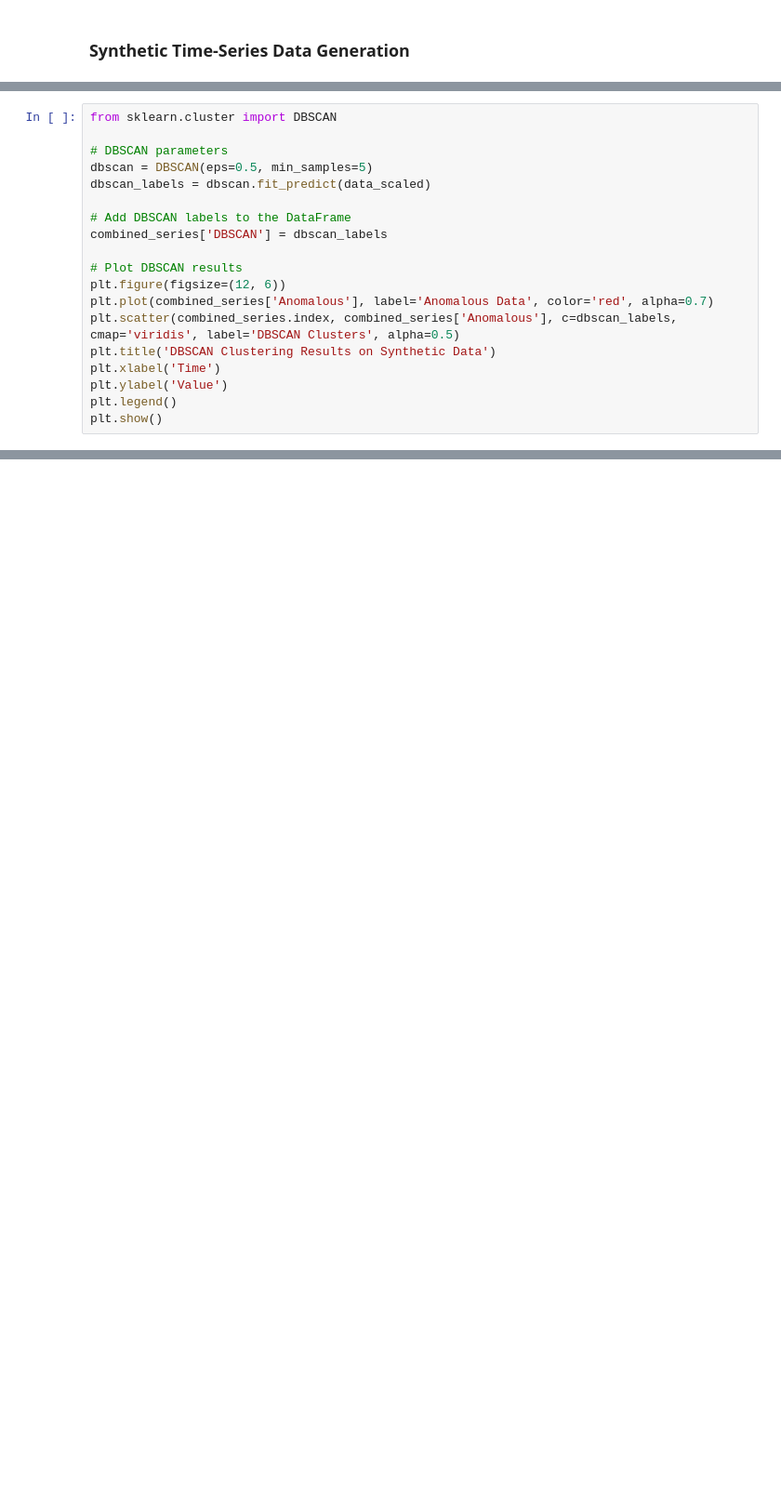
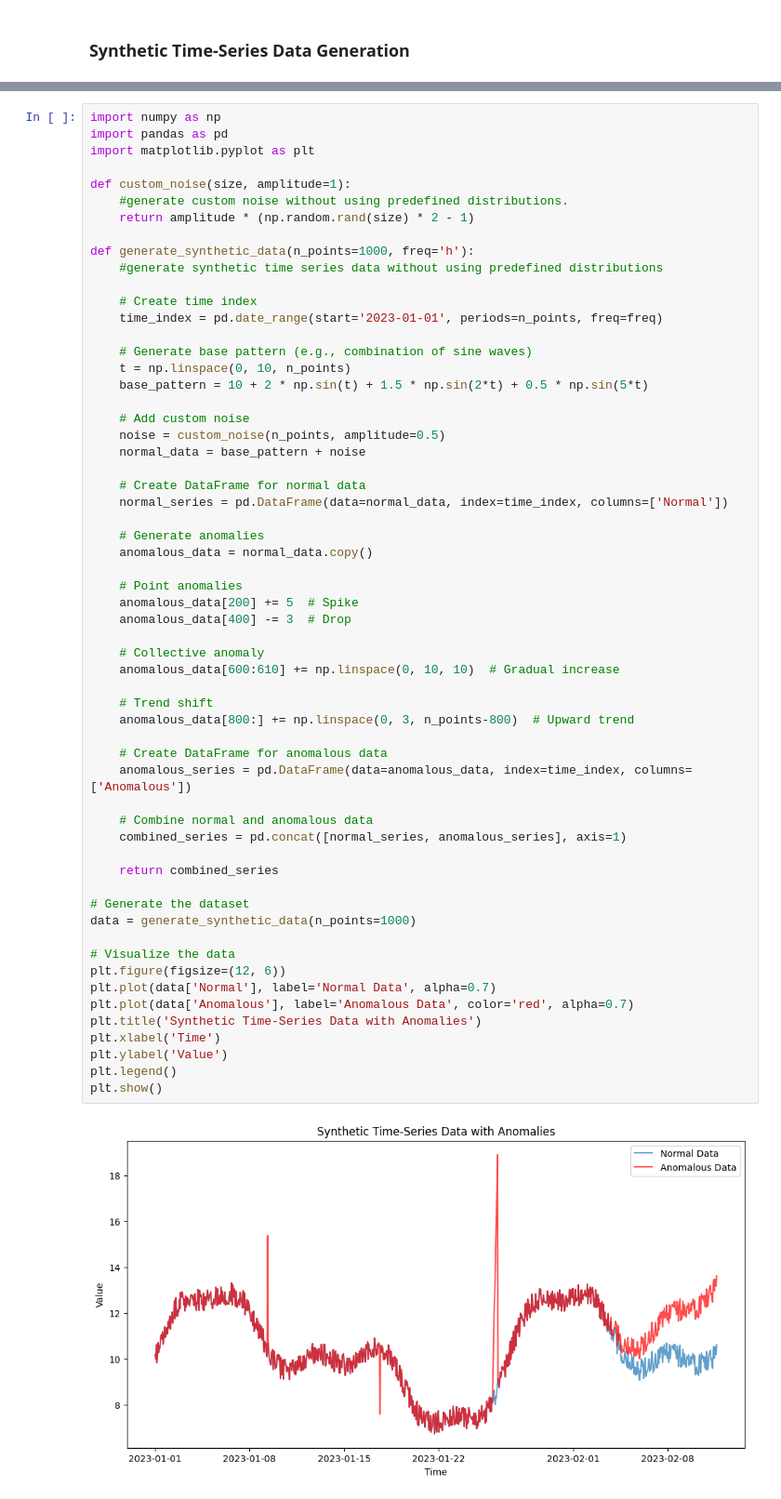
Before and after one commit to albionaguri/cybersecurity, a Jupyter notebook: dataset-sintetico.ipynb, the cells around one changed output, grey strips where cells are left out. Shown: that part at 93% size. Saved outputs shown, nothing was run; the diff lists cells and outputs as text; blank space fills up the shorter version.

Commit message:
Kaggle Notebook | dataset_sintetico | Version 1

```diff
--- a/dataset-sintetico.ipynb
+++ b/dataset-sintetico.ipynb
@@ -64,19 +11,0 @@ data_scaled = scaler.fit_transform(data)
-# %%
-from sklearn.cluster import DBSCAN
-
-# DBSCAN parameters
-dbscan = DBSCAN(eps=0.5, min_samples=5)
-dbscan_labels = dbscan.fit_predict(data_scaled)
-
-# Add DBSCAN labels to the DataFrame
-combined_series['DBSCAN'] = dbscan_labels
-
-# Plot DBSCAN results
-plt.figure(figsize=(12, 6))
-plt.plot(combined_series['Anomalous'], label='Anomalous Data', color='red', alpha=0.7)
-plt.scatter(combined_series.index, combined_series['Anomalous'], c=dbscan_labels, cmap='viridis', label='DBSCAN Clusters', alpha=0.5)
-plt.title('DBSCAN Clustering Results on Synthetic Data')
-plt.xlabel('Time')
-plt.ylabel('Value')
-plt.legend()
-plt.show()
@@ -217,0 +12,61 @@ plt.show()
+# %%
+import numpy as np
+import pandas as pd
+import matplotlib.pyplot as plt
+
+def custom_noise(size, amplitude=1):
+    #generate custom noise without using predefined distributions.
+    return amplitude * (np.random.rand(size) * 2 - 1)
+
+def generate_synthetic_data(n_points=1000, freq='h'):
+    #generate synthetic time series data without using predefined distributions
+
+    # Create time index
+    time_index = pd.date_range(start='2023-01-01', periods=n_points, freq=freq)
+
+    # Generate base pattern (e.g., combination of sine waves)
+    t = np.linspace(0, 10, n_points)
+    base_pattern = 10 + 2 * np.sin(t) + 1.5 * np.sin(2*t) + 0.5 * np.sin(5*t)
+
+    # Add custom noise
+    noise = custom_noise(n_points, amplitude=0.5)
+    normal_data = base_pattern + noise
+
+    # Create DataFrame for normal data
+    normal_series = pd.DataFrame(data=normal_data, index=time_index, columns=['Normal'])
+
+    # Generate anomalies
+    anomalous_data = normal_data.copy()
+
+    # Point anomalies
+    anomalous_data[200] += 5  # Spike
+    anomalous_data[400] -= 3  # Drop
+
+    # Collective anomaly
+    anomalous_data[600:610] += np.linspace(0, 10, 10)  # Gradual increase
+
+    # Trend shift
+    anomalous_data[800:] += np.linspace(0, 3, n_points-800)  # Upward trend
+
+    # Create DataFrame for anomalous data
+    anomalous_series = pd.DataFrame(data=anomalous_data, index=time_index, columns=['Anomalous'])
+
+    # Combine normal and anomalous data
+    combined_series = pd.concat([normal_series, anomalous_series], axis=1)
+
+    return combined_series
+
+# Generate the dataset
+data = generate_synthetic_data(n_points=1000)
+
+# Visualize the data
+plt.figure(figsize=(12, 6))
+plt.plot(data['Normal'], label='Normal Data', alpha=0.7)
+plt.plot(data['Anomalous'], label='Anomalous Data', color='red', alpha=0.7)
+plt.title('Synthetic Time-Series Data with Anomalies')
+plt.xlabel('Time')
+plt.ylabel('Value')
+plt.legend()
+plt.show()
+# %% [output]
+[figure, added]
```
Also changed, not shown: parts of 24 cells of this notebook.
